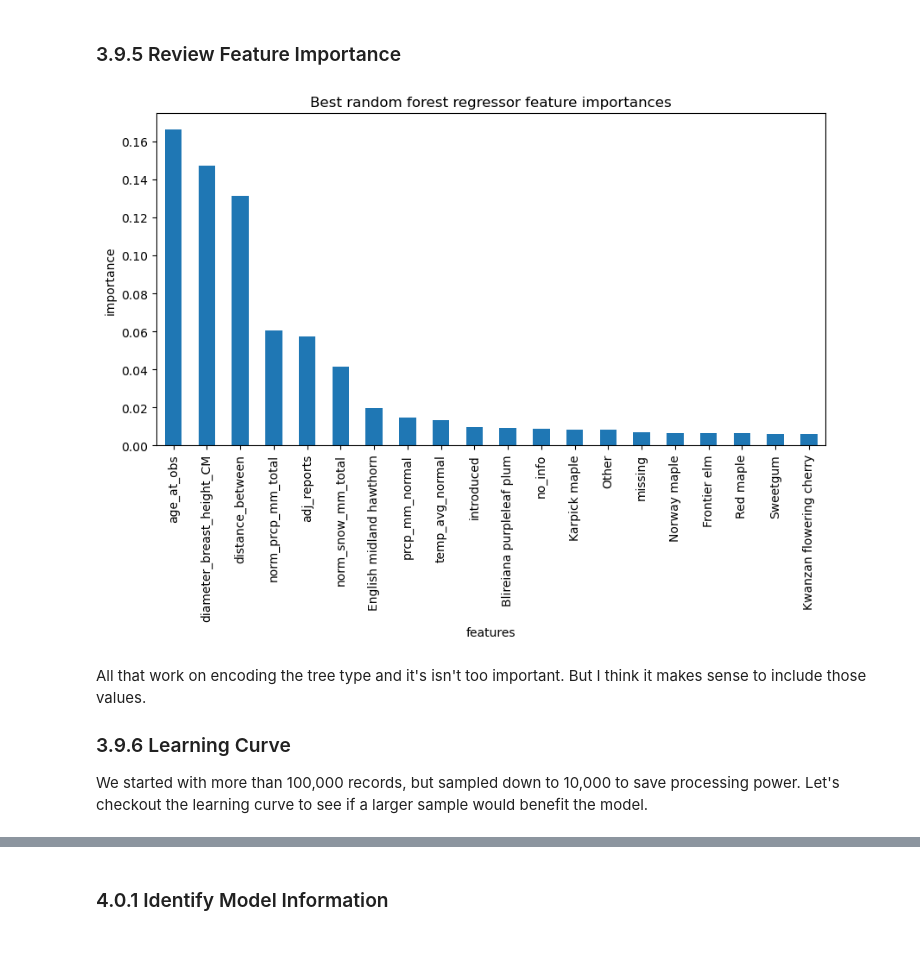
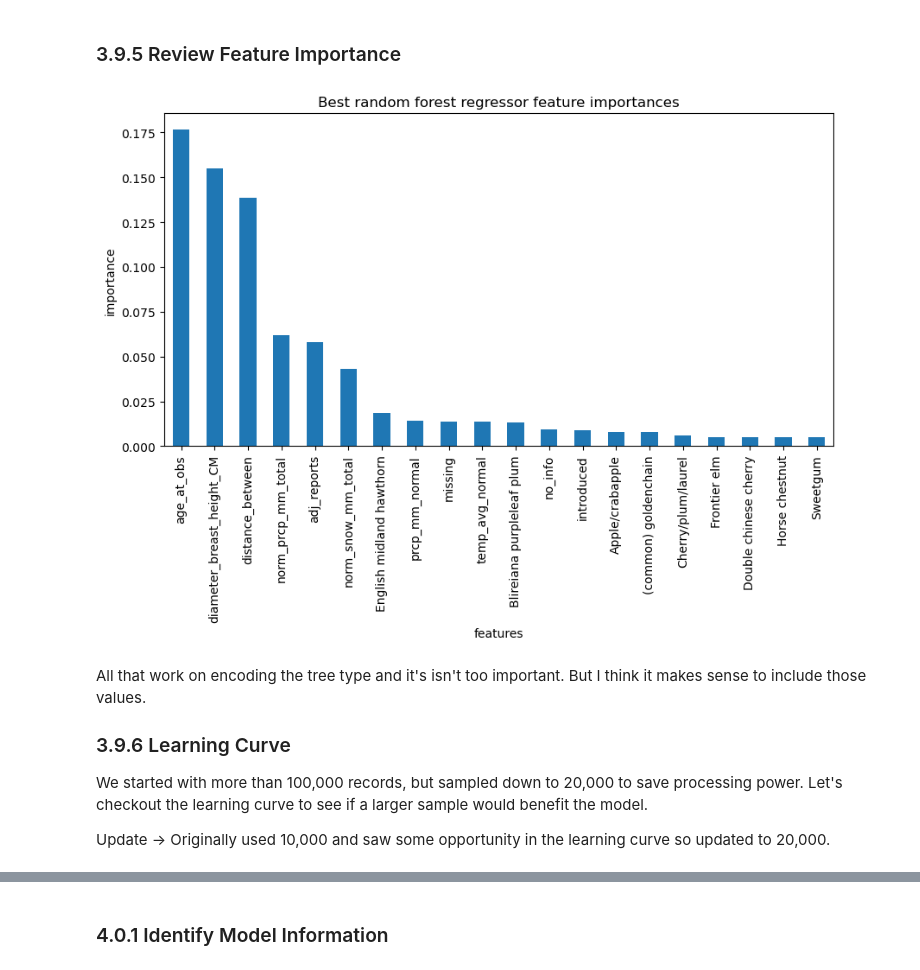
Before and after one commit to BrettlyCD/seattle-trees-project, a Jupyter notebook: notebooks/03_preproc_and_train.ipynb, the cells around one changed output, grey strips where cells are left out. Cells and saved outputs as stored; diff of their text form; code cells hidden in the pictures.

Commit message:
Use GridSearch and create new final model.

```diff
--- a/notebooks/03_preproc_and_train.ipynb
+++ b/notebooks/03_preproc_and_train.ipynb
@@ -816,0 +822,15 @@ It looks like training F1 hits 100% at about 40 so we could try that. Even thoug
+# %%
+#list out our different params
+n_estimators = [int(x) for x in np.linspace(start = 100, stop = 1000, num = 5)] #number of trees in the forest
+max_depth = [int(x) for x in np.linspace(start = 20, stop = 40, num =5)]
+min_samples_split = [2,5,10] #min samples required to split a node
+min_samples_leaf = [1,2,4] #min samples at each leaf node
+
+#Create random grid
+rand_grid2 = {'n_estimators': n_estimators,
+               'max_depth': max_depth,
+               #'min_samples_split': min_samples_split,
+               #'min_samples_leaf': min_samples_leaf
+               }
+
+print(rand_grid2)
@@ -819,12 +840,0 @@ It looks like training F1 hits 100% at about 40 so we could try that. Even thoug
-# %%
-#list out our different params
-n_estimators = [int(x) for x in np.linspace(start = 100, stop = 1000, num = 10)] #number of trees in the forest
-min_samples_split = [2,5,10] #min samples required to split a node
-min_samples_leaf = [1,2,4] #min samples at each leaf node
-
-#Create random grid
-rand_grid2 = {'n_estimators': n_estimators,
-               'min_samples_split': min_samples_split,
-               'min_samples_leaf': min_samples_leaf}
-
-print(rand_grid2)
@@ -836,11 +842,11 @@ print(rand_grid2)
 #Runs slow
 
 #Initiate the model
-rf2 = RandomForestClassifier(max_depth=40)
+cv_model = RandomForestClassifier()
 
 #Random Search Cross-Val
-rf_rand2 = RandomizedSearchCV(estimator=rf2, param_distributions=rand_grid2, n_iter=10, cv=5, verbose=2, random_state=42) #sample 50 param settings, 5 fold cross-val, computation time display
+cv = GridSearchCV(estimator=cv_model, param_grid=rand_grid2, cv=5, scoring='f1_macro', verbose=2) #try gridsearch this time, scoring on f1.
 
 #fit the model on the non-scaled data
-rf_rand2.fit(X_res_scaled_coded, y_res_final)
+cv.fit(X_res_scaled_coded, y_res_final)
 # %% [output]
@@ -880,7 +885,7 @@ params
 #Run a fit with those params and view more details scoring
 
 #setup model using best params, but prune trees
-rf_final = RandomForestClassifier(n_estimators=100, min_samples_split=2, min_samples_leaf=1, max_features='sqrt', max_depth=40, bootstrap=True, random_state=42)
+rf_final = RandomForestClassifier(n_estimators=1000, min_samples_split=2, min_samples_leaf=1, max_features='sqrt', max_depth=40, bootstrap=True, random_state=42)
 
 #fit model
 rf_final.fit(X_res_scaled_coded, y_res_final)
@@ -939,19 +944,21 @@ weighted avg       0.58      0.57      0.57      2000
 ### 3.9.5 Review Feature Importance
 # %%
 plt.subplots(figsize=(10, 5))
-imps = rf_rand2.best_estimator_.feature_importances_
-rf_feat_imps = pd.Series(imps, index=X_res_transformed.columns).sort_values(ascending=False)[:20]
+imps = cv.best_estimator_.feature_importances_
+rf_feat_imps = pd.Series(imps, index=X_res_scaled_coded.columns).sort_values(ascending=False)[:20]
 rf_feat_imps.plot(kind='bar')
 plt.xlabel('features')
 plt.ylabel('importance')
 plt.title('Best random forest regressor feature importances');
 # %% [output]
-[figure, old version]
+[figure, new version]
 # %% [markdown]
 All that work on encoding the tree type and it's isn't too important. But I think it makes sense to include those values.
 
 ### 3.9.6 Learning Curve
-We started with more than 100,000 records, but sampled down to 10,000 to save processing power. Let's checkout the learning curve to see if a larger sample would benefit the model.
+We started with more than 100,000 records, but sampled down to 20,000 to save processing power. Let's checkout the learning curve to see if a larger sample would benefit the model.
+
+Update -> Originally used 10,000 and saw some opportunity in the learning curve so updated to 20,000.
 # %%
 fractions = [.2, .25, .3, .35, .4, .45, .5, .6, .75, .8, 1.0]
 train_size, train_scores, test_scores = learning_curve(rf_final, X_res_scaled_coded, y_res_final, train_sizes=fractions)
```
Also changed, not shown: parts of 29 cells of this notebook.
